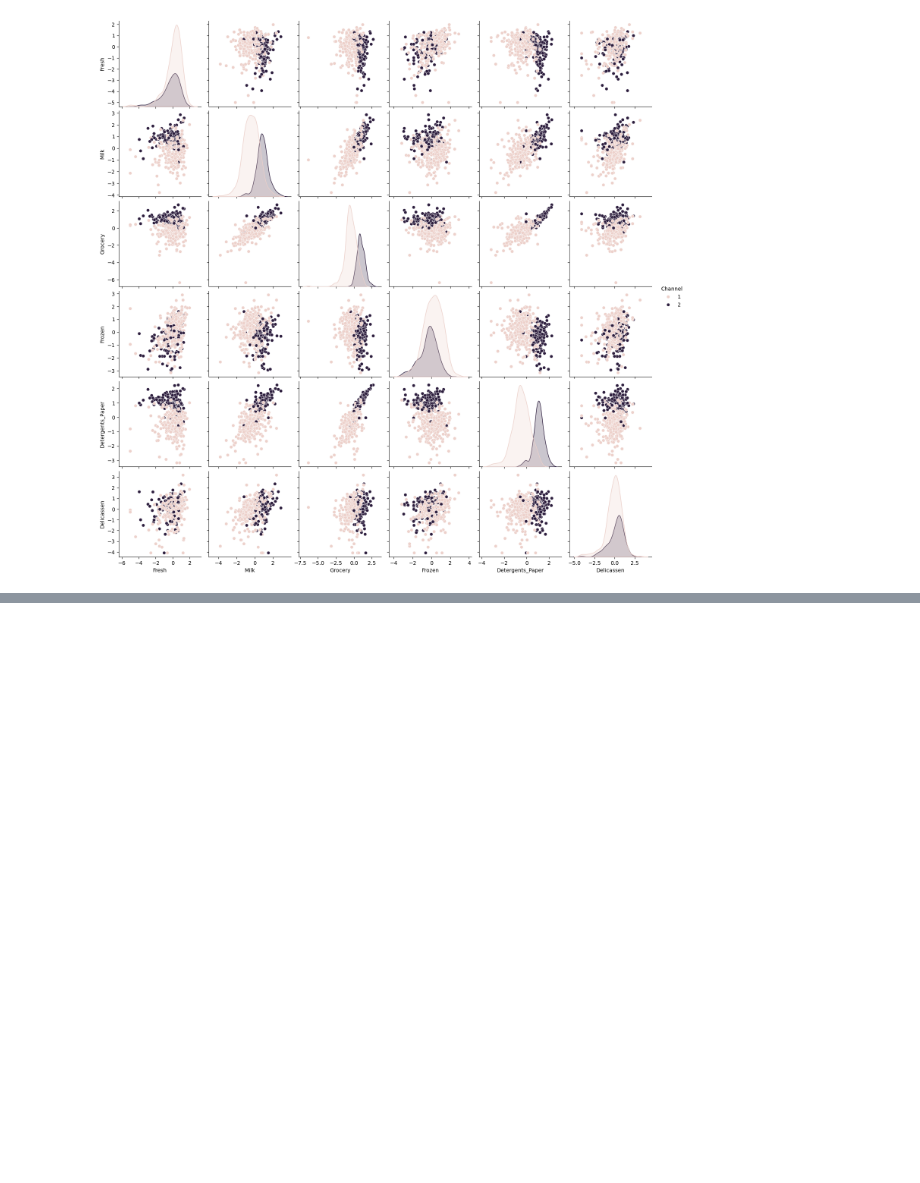
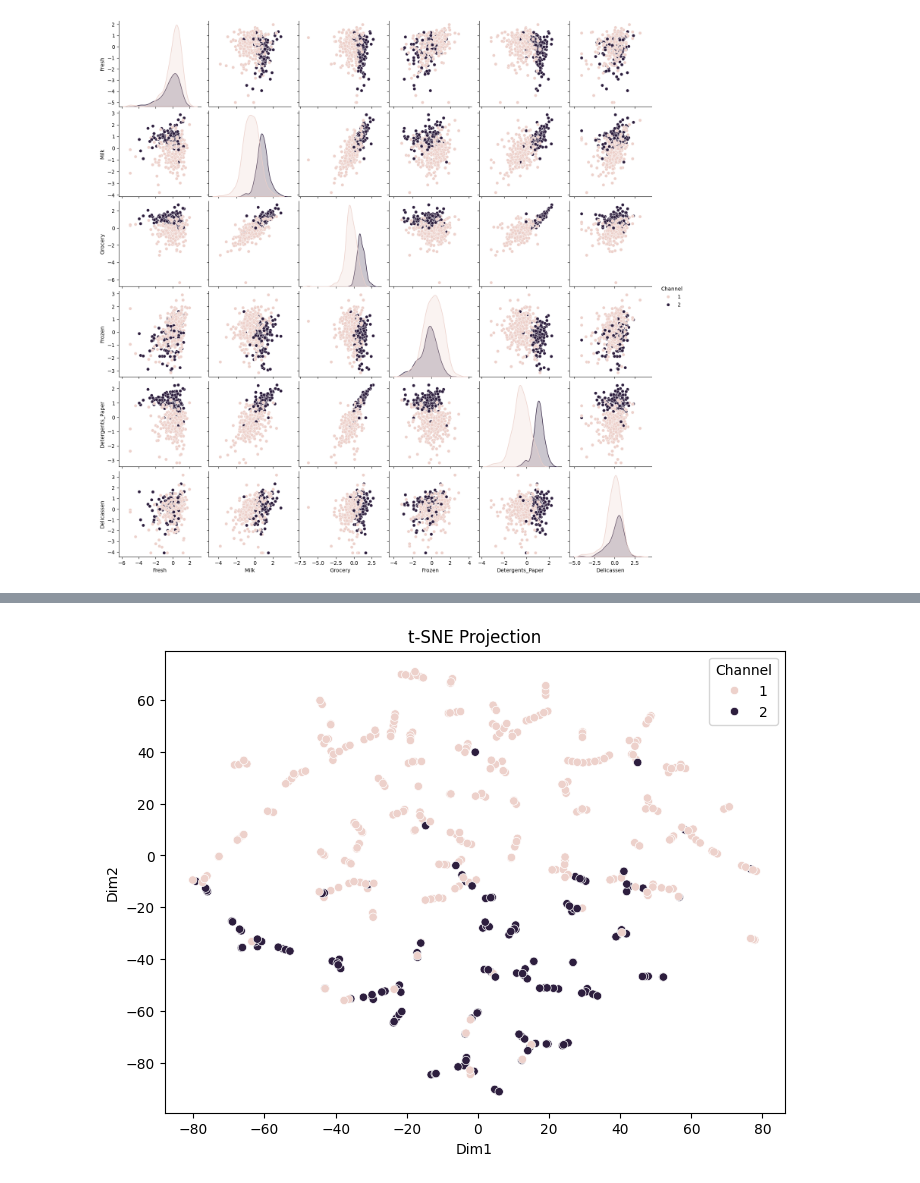
Before and after one commit to Mazen-c/Customer-Clustering-, a Jupyter notebook: Notebook/Clustering.ipynb, the cells around one changed output, grey strips where cells are left out. Drawn from its saved outputs; the diff is of its cells as text; code cells hidden in the pictures; blank space fills up the shorter version.

```diff
--- a/Notebook/Clustering.ipynb
+++ b/Notebook/Clustering.ipynb
@@ -130,0 +153,13 @@ plt.show()
+# %%
+tns = TSNE(n_components =2 , random_state = 42 , perpledf_pcaity = 2)
+tnse_result = tns.fit_transform(df_processed[num_cols])
+
+df_tnse = pd.DataFrame(tnse_result , columns = ['Dim1' , 'Dim2'])
+df_tnse['Channel'] = df['Channel']
+
+plt.figure(figsize=(8,6))
+sns.scatterplot(df_pca=df_tnse['Dim1'], y=df_tnse['Dim2'], hue=df_tnse['Channel'])
+plt.title('t-SNE Projection')
+plt.show()
+# %% [output]
+[figure, added]
```
Also changed, not shown: parts of 18 cells of this notebook.
